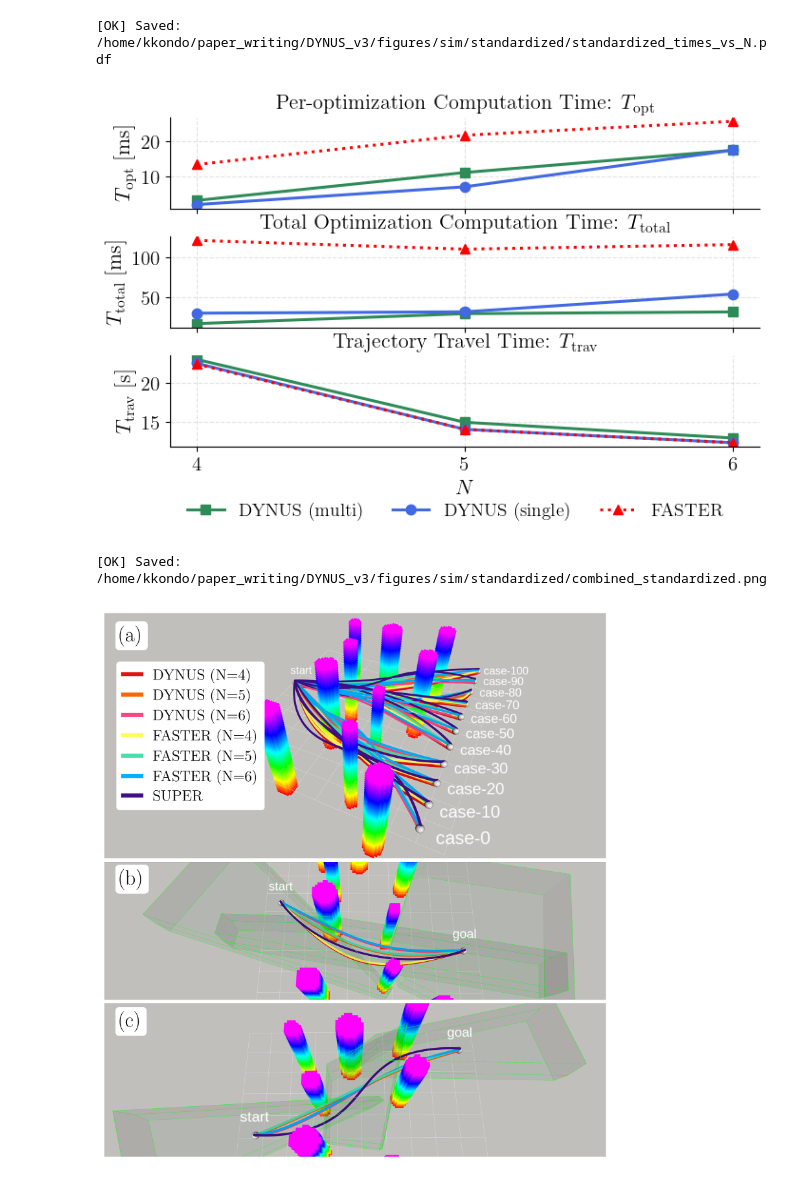
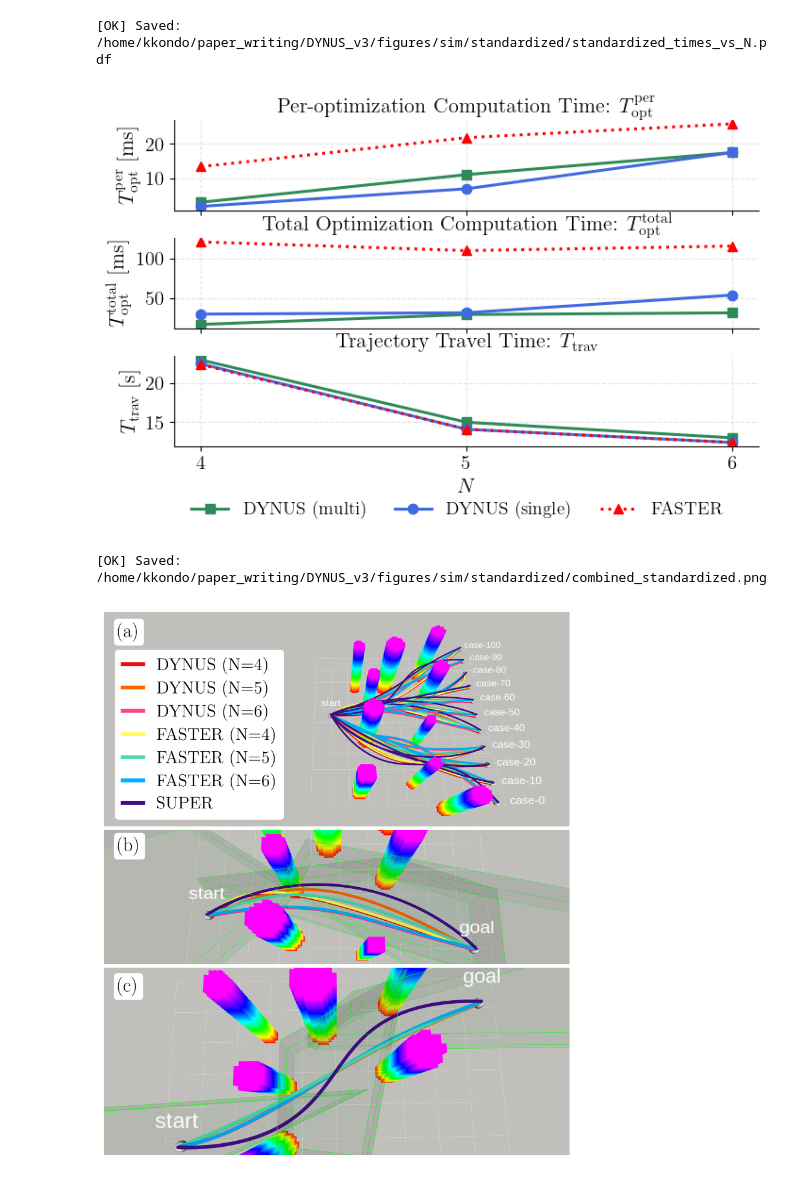
Before and after one commit to mit-acl/dynus, a Jupyter notebook: benchmarking/local_traj_benchmark.ipynb, the cells around one changed output. Cells and saved outputs as stored; diff of their text form; code cells hidden in the pictures.

```diff
--- a/benchmarking/local_traj_benchmark.ipynb
+++ b/benchmarking/local_traj_benchmark.ipynb
@@ -520,15 +520,15 @@ def plot_panel(ax, key, ylabel, title):
 plot_panel(
     axes[0],
     key="T_opt_ms",
-    ylabel=r"$T_{\mathrm{opt}}$ [ms]",
-    title=r"Per-optimization Computation Time: $T_{\mathrm{opt}}$"
+    ylabel=r"$T^{\mathrm{per}}_{\mathrm{opt}}$ [ms]",
+    title=r"Per-optimization Computation Time: $T^{\mathrm{per}}_{\mathrm{opt}}$"
 )
 
 plot_panel(
     axes[1],
     key="T_total_ms",
-    ylabel=r"$T_{\mathrm{total}}$ [ms]",
-    title=r"Total Optimization Computation Time: $T_{\mathrm{total}}$"
+    ylabel=r"$T^{\mathrm{total}}_{\mathrm{opt}}$ [ms]",
+    title=r"Total Optimization Computation Time: $T^{\mathrm{total}}_{\mathrm{opt}}$"
 )
 
 plot_panel(
@@ -563,7 +563,7 @@ print(f"[OK] Saved: {SAVE_PATH}")
 plt.show()
 # %% [output]
 [OK] Saved: /home/kkondo/paper_writing/DYNUS_v3/figures/sim/standardized/standardized_times_vs_N.pdf
-[figure, old version]
+[figure, new version]
 # %%
 """
 Vertical stack layout (3 images):
@@ -590,8 +590,8 @@ from matplotlib.lines import Line2D
 INPUT_DIR = "/home/kkondo/paper_writing/DYNUS_v3/figures/sim/standardized"
 FILENAMES = [
     "standardized_screenshot.png",
-    "standardized_loop2.png",
-    "standardized_loop3.png"
+    "standardized_loop1.png",
+    "standardized_loop2.png"
 ]
 OUTPUT_DIR = INPUT_DIR
 OUTPUT_NAME = "combined_standardized.png"
@@ -599,20 +599,20 @@ OUTPUT_NAME = "combined_standardized.png"
 # Figure
 FIG_DPI = 300
 FIG_W_IN = 6.0
-FIG_H_IN = 6.5
+FIG_H_IN = 7.0
 
 # Spacing
 HSPACE = 0.02
 
 # Row size ratios for the 3 stacked images (top/mid/bot)
-ROW_RATIOS = [1.6, 0.9, 1.0]
+ROW_RATIOS = [1.6, 1.0, 1.4]
 
 # --------- Cropping (pixels) ---------
 # Order corresponds to FILENAMES (img0, img1, img2).
 PER_RIGHT_IMAGE_CROP = [
     {"top": 0, "bottom": 0, "left": 0, "right": 0},        # img0
-    {"top": 300, "bottom": 500, "left": 0, "right": 0},    # img1
-    {"top": 300, "bottom": 350, "left": 0, "right": 0},    # img2
+    {"top": 300, "bottom": 500, "left": 200, "right": 200},    # img1
+    {"top": 200, "bottom": 100, "left": 0, "right": 0},    # img2
 ]
 
 # Labels (you can keep 4; code will safely use only first 3)
@@ -654,8 +654,8 @@ LEGEND_ITEMS = [
 
 # Legend anchor in AXES coordinates of the first panel (ax0)
 # Put it below (a): same x as label, and a bit lower y.
-LEGEND_ANCHOR_AXES = (0.025, 0.8)   # (x, y) in axes fraction
-LEGEND_FONT_SIZE = 13
+LEGEND_ANCHOR_AXES = (0.025, 0.82)   # (x, y) in axes fraction
+LEGEND_FONT_SIZE = 16
 LEGEND_LINEWIDTH = 3.5
 LEGEND_HANDLELEN = 1.2
 LEGEND_LABELSPACING = 0.35
@@ -817,31 +817,31 @@ labels3 = (LABELS[:3] if len(LABELS) >= 3 else LABELS + [f"({chr(ord('a')+i)})"
 
 fig = plt.figure(figsize=(FIG_W_IN, FIG_H_IN), dpi=FIG_DPI, facecolor="white")
 
 gs = gridspec.GridSpec(
     3, 1,
     figure=fig,
     height_ratios=ROW_RATIOS,
     hspace=HSPACE,
 )
 
 axes = [fig.add_subplot(gs[i, 0]) for i in range(3)]
 
 for ax, img, lab in zip(axes, imgs, labels3):
     ax.imshow(img, aspect="auto")   # IMPORTANT: fill axes -> reduces white band
     ax.axis("off")
     _add_label(ax, lab)
 
 # Add legend on the first image (below (a), left side)
 _add_planner_legend(axes[0])
 
 os.makedirs(OUTPUT_DIR, exist_ok=True)
 save_path = os.path.join(OUTPUT_DIR, OUTPUT_NAME)
 
 fig.subplots_adjust(left=0.0, right=1.0, bottom=0.0, top=1.0, hspace=HSPACE)
 fig.savefig(save_path, bbox_inches="tight", pad_inches=0.0, facecolor="white")
 print(f"[OK] Saved: {save_path}")
 
 plt.show()
 # %% [output]
 [OK] Saved: /home/kkondo/paper_writing/DYNUS_v3/figures/sim/standardized/combined_standardized.png
-[figure, old version]
+[figure, new version]
```
Also changed, not shown: parts of 1 cell of this notebook, 15 other files.
